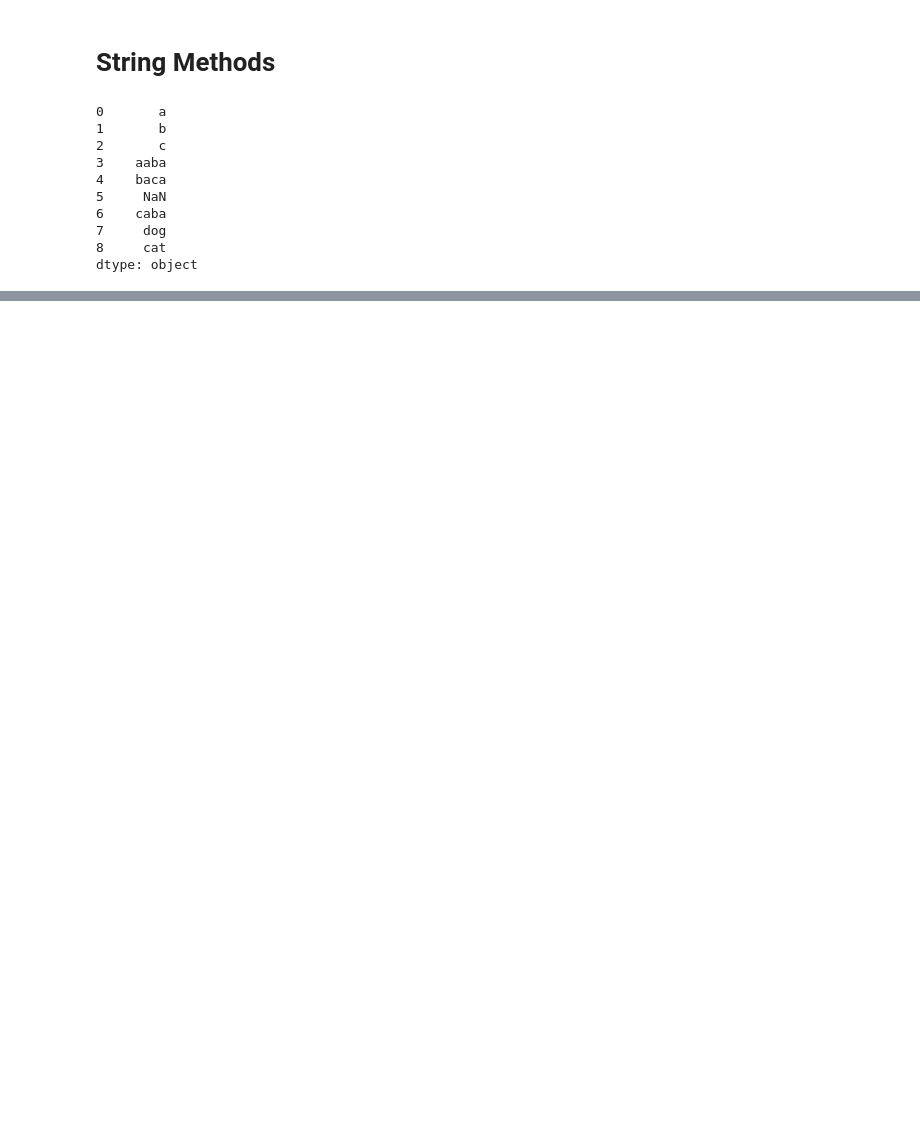
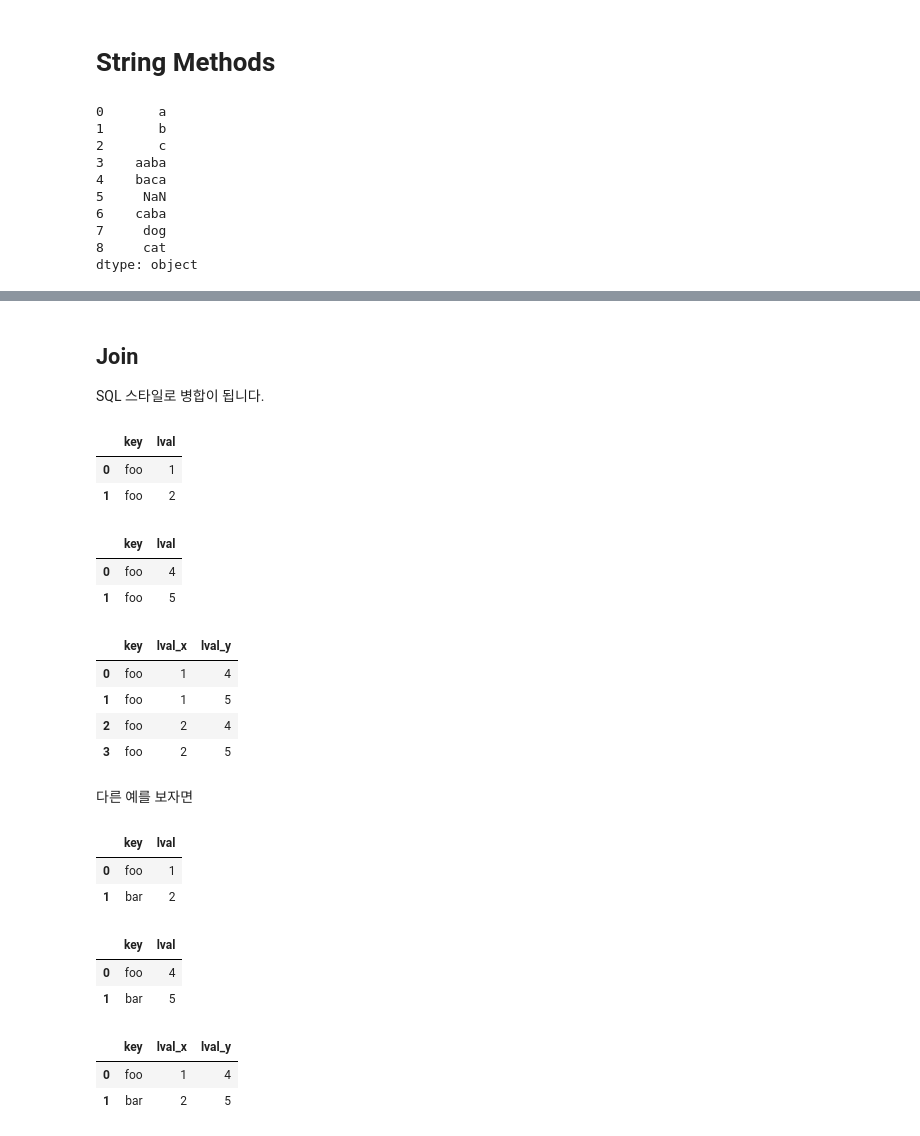
Before and after one commit to HwangHanJae/DataScience_Basic_Tect, a Jupyter notebook: pandas_10minutes_tutorial.ipynb, the cells around one changed output, grey strips where cells are left out. Drawn from its saved outputs; the diff is of its cells as text; code cells hidden in the pictures; blank space fills up the shorter version.

```diff
--- a/pandas_10minutes_tutorial.ipynb
+++ b/pandas_10minutes_tutorial.ipynb
@@ -660,0 +715,48 @@ dtype: object
+# %% [markdown]
+## Join
+
+SQL 스타일로 병합이 됩니다.
+# %%
+left = pd.DataFrame({"key" :["foo","foo"], "lval" : [1,2]})
+left
+# %% [output]
+|  | key | lval |
+| 0 | foo | 1 |
+| 1 | foo | 2 |
+# %%
+right = pd.DataFrame({"key" :["foo","foo"], "lval" : [4,5]})
+right
+# %% [output]
+|  | key | lval |
+| 0 | foo | 4 |
+| 1 | foo | 5 |
+# %%
+pd.merge(left, right, on='key')
+# %% [output]
+|  | key | lval_x | lval_y |
+| 0 | foo | 1 | 4 |
+| 1 | foo | 1 | 5 |
+| 2 | foo | 2 | 4 |
+| 3 | foo | 2 | 5 |
+# %% [markdown]
+다른 예를 보자면
+# %%
+left = pd.DataFrame({"key" : ["foo","bar"], "lval" : [1,2]})
+left
+# %% [output]
+|  | key | lval |
+| 0 | foo | 1 |
+| 1 | bar | 2 |
+# %%
+right = pd.DataFrame({"key" :["foo","bar"], "lval" : [4,5]})
+right
+# %% [output]
+|  | key | lval |
+| 0 | foo | 4 |
+| 1 | bar | 5 |
+# %%
+pd.merge(left, right, on='key')
+# %% [output]
+|  | key | lval_x | lval_y |
+| 0 | foo | 1 | 4 |
+| 1 | bar | 2 | 5 |
```
Also changed, not shown: parts of 54 cells of this notebook.
